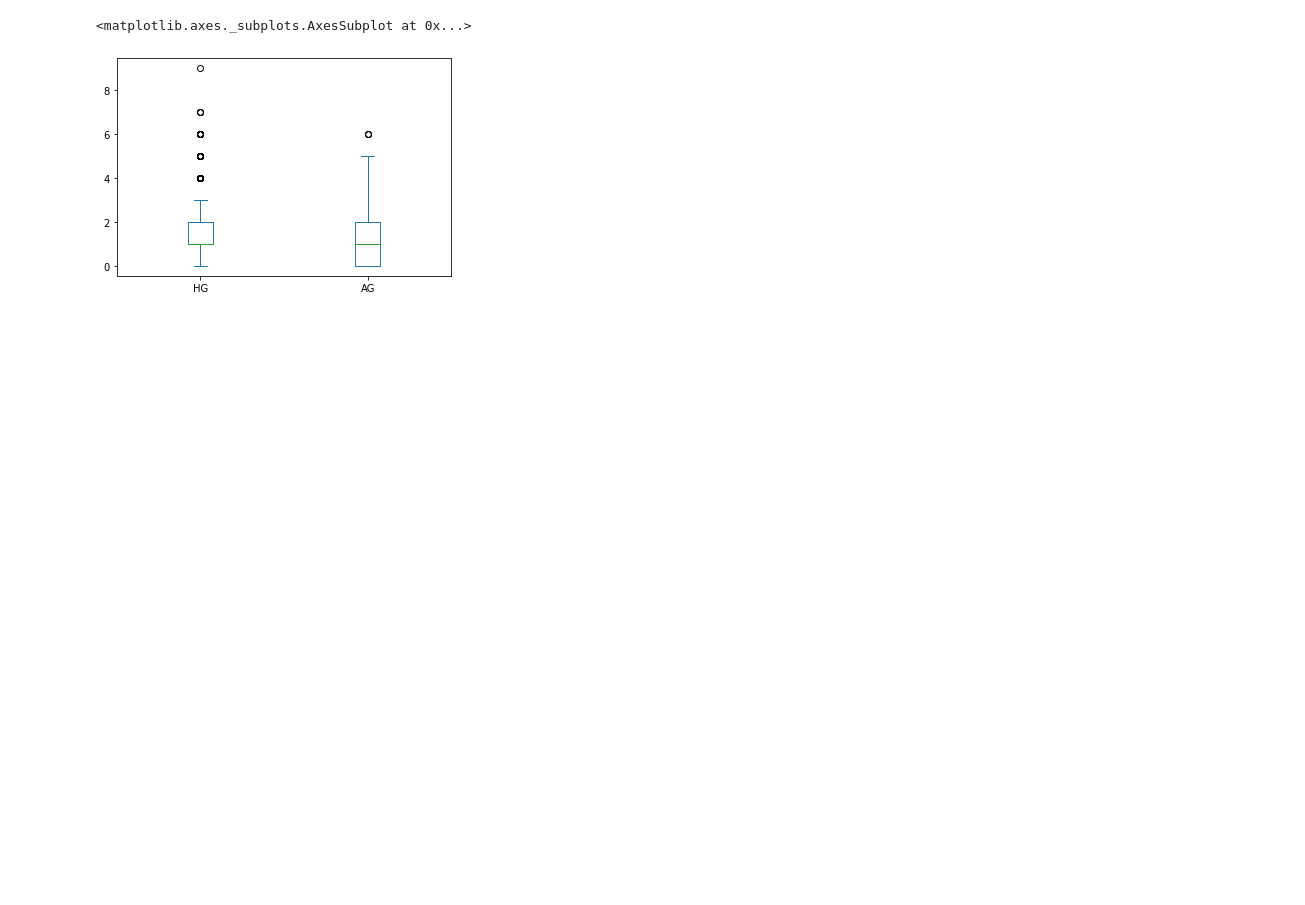
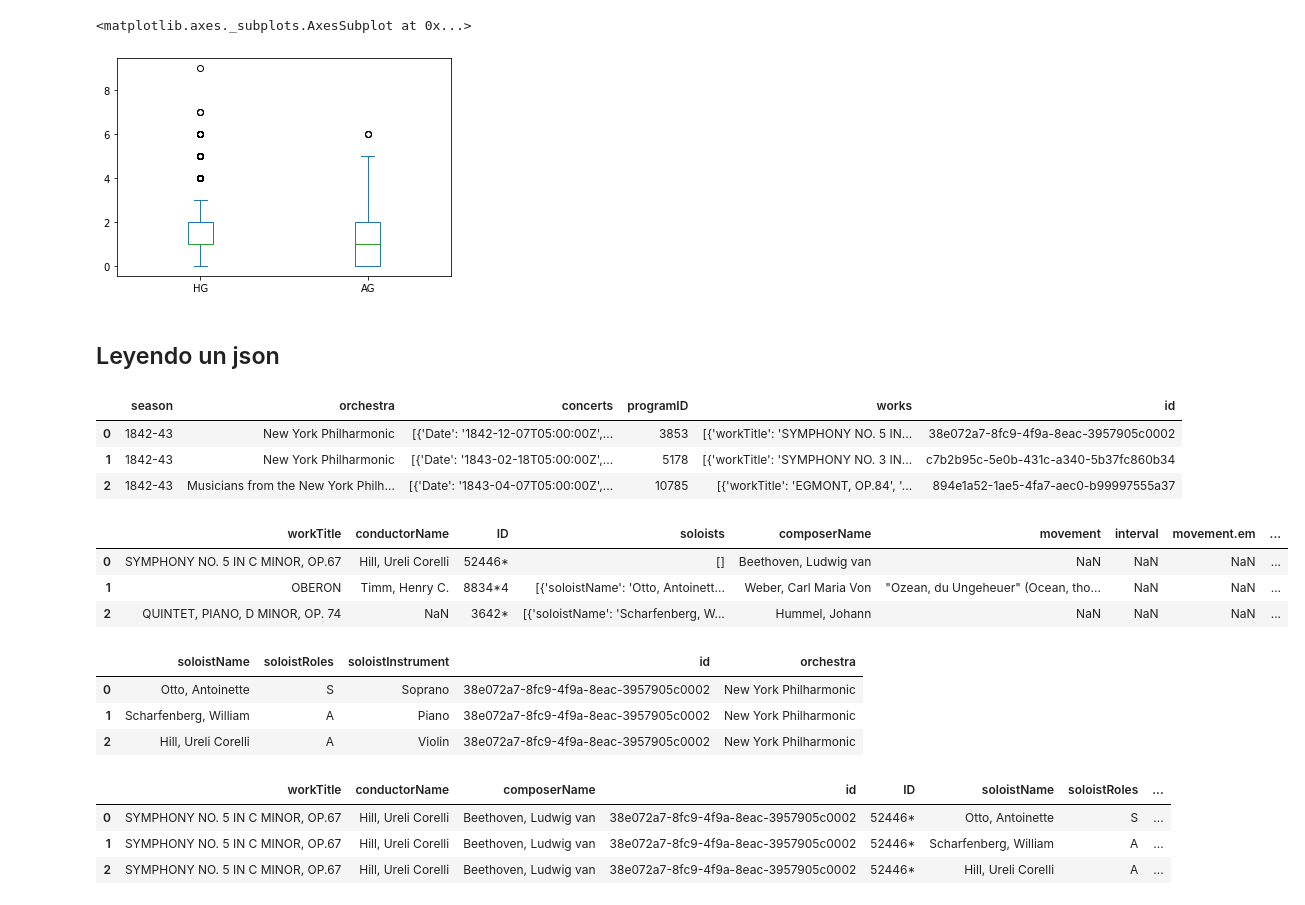
Before and after one commit to juanxo90/basico_python, a Jupyter notebook: Libreta5_Pandas.ipynb, the cells around one changed output. Cells and saved outputs as stored; diff of their text form; code cells hidden in the pictures; blank space fills up the shorter version.

```diff
--- a/Libreta5_Pandas.ipynb
+++ b/Libreta5_Pandas.ipynb
@@ -689,3 +689,5 @@ liga_mex[['HG','AG']].plot.box()
 # %% [output]
 <matplotlib.axes._subplots.AxesSubplot at 0x...>
 [figure]
+# %% [markdown]
+## Leyendo un json
@@ -691,0 +707,26 @@ liga_mex[['HG','AG']].plot.box()
+# %%
+dphil = pd.json_normalize(d['programs'])
+dphil.head(3)
+# %% [output]
+|  | season | orchestra | concerts | programID | works | id |
+| 0 | 1842-43 | New York Philharmonic | [{'Date': '1842-12-07T05:00:00Z',... | 3853 | [{'workTitle': 'SYMPHONY NO. 5 IN... | 38e072a7-8fc9-4f9a-8eac-3957905c0002 |
+| 1 | 1842-43 | New York Philharmonic | [{'Date': '1843-02-18T05:00:00Z',... | 5178 | [{'workTitle': 'SYMPHONY NO. 3 IN... | c7b2b95c-5e0b-431c-a340-5b37fc860b34 |
+| 2 | 1842-43 | Musicians from the New York Philh... | [{'Date': '1843-04-07T05:00:00Z',... | 10785 | [{'workTitle': 'EGMONT, OP.84', '... | 894e1a52-1ae5-4fa7-aec0-b99997555a37 |
+# %%
+works = pd.json_normalize(data=d['programs'], record_path= 'works',
+                  meta = ["id", "orchestra", "programID", "season"])
+works.head(3)
+# %% [output]
+|  | workTitle | conductorName | ID | soloists | composerName | movement | interval | movement.em | ... |
+| 0 | SYMPHONY NO. 5 IN C MINOR, OP.67 | Hill, Ureli Corelli | 52446* | [] | Beethoven, Ludwig van | NaN | NaN | NaN | ... |
+| 1 | OBERON | Timm, Henry C. | 8834*4 | [{'soloistName': 'Otto, Antoinett... | Weber, Carl Maria Von | "Ozean, du Ungeheuer" (Ocean, tho... | NaN | NaN | ... |
+| 2 | QUINTET, PIANO, D MINOR, OP. 74 | NaN | 3642* | [{'soloistName': 'Scharfenberg, W... | Hummel, Johann | NaN | NaN | NaN | ... |
+# %%
+solistas = pd.json_normalize(data=d['programs'], record_path=['works', 'soloists'],
+                             meta = ['id', 'orchestra'])
+solistas.head(3)
+# %% [output]
+|  | soloistName | soloistRoles | soloistInstrument | id | orchestra |
+| 0 | Otto, Antoinette | S | Soprano | 38e072a7-8fc9-4f9a-8eac-3957905c0002 | New York Philharmonic |
+| 1 | Scharfenberg, William | A | Piano | 38e072a7-8fc9-4f9a-8eac-3957905c0002 | New York Philharmonic |
+| 2 | Hill, Ureli Corelli | A | Violin | 38e072a7-8fc9-4f9a-8eac-3957905c0002 | New York Philharmonic |
@@ -691,0 +736,7 @@ liga_mex[['HG','AG']].plot.box()
+# %%
+data.head(3)
+# %% [output]
+|  | workTitle | conductorName | composerName | id | ID | soloistName | soloistRoles | ... |
+| 0 | SYMPHONY NO. 5 IN C MINOR, OP.67 | Hill, Ureli Corelli | Beethoven, Ludwig van | 38e072a7-8fc9-4f9a-8eac-3957905c0002 | 52446* | Otto, Antoinette | S | ... |
+| 1 | SYMPHONY NO. 5 IN C MINOR, OP.67 | Hill, Ureli Corelli | Beethoven, Ludwig van | 38e072a7-8fc9-4f9a-8eac-3957905c0002 | 52446* | Scharfenberg, William | A | ... |
+| 2 | SYMPHONY NO. 5 IN C MINOR, OP.67 | Hill, Ureli Corelli | Beethoven, Ludwig van | 38e072a7-8fc9-4f9a-8eac-3957905c0002 | 52446* | Hill, Ureli Corelli | A | ... |
```
Also changed, not shown: parts of 14 cells of this notebook.
